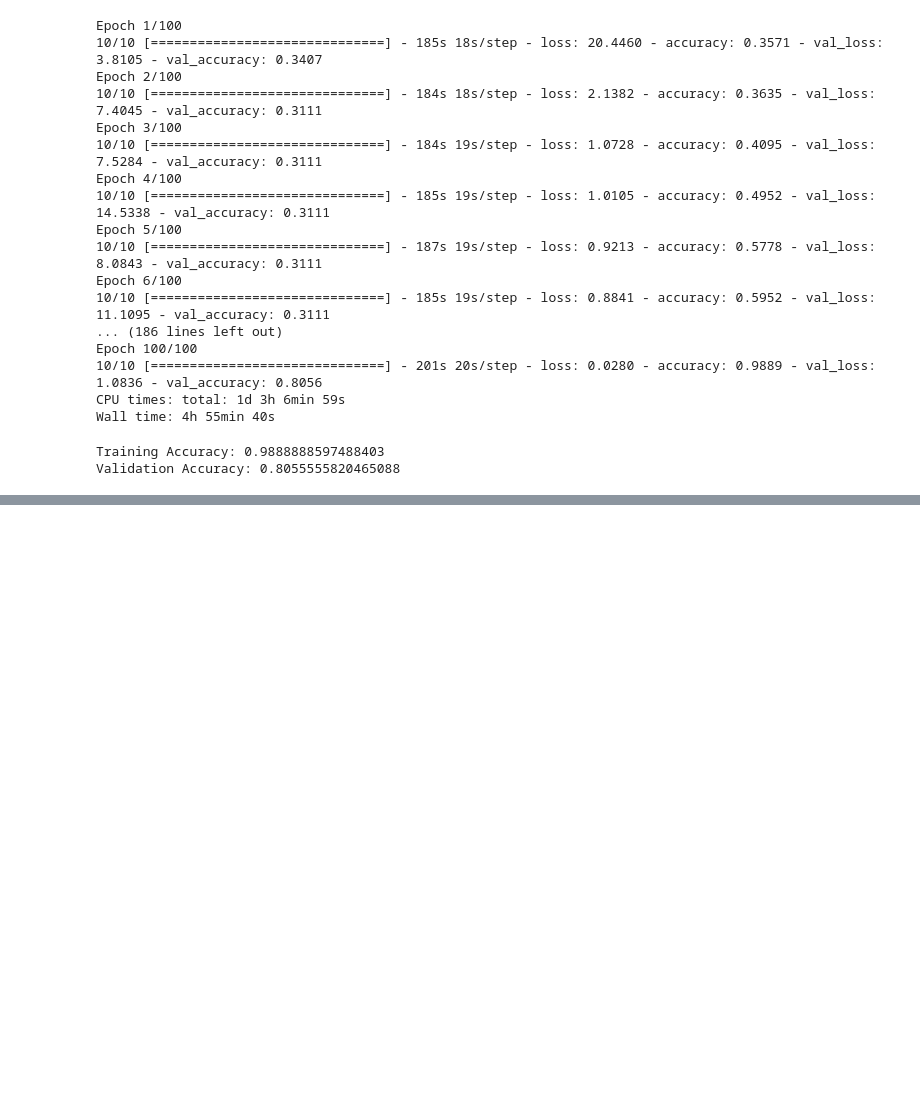
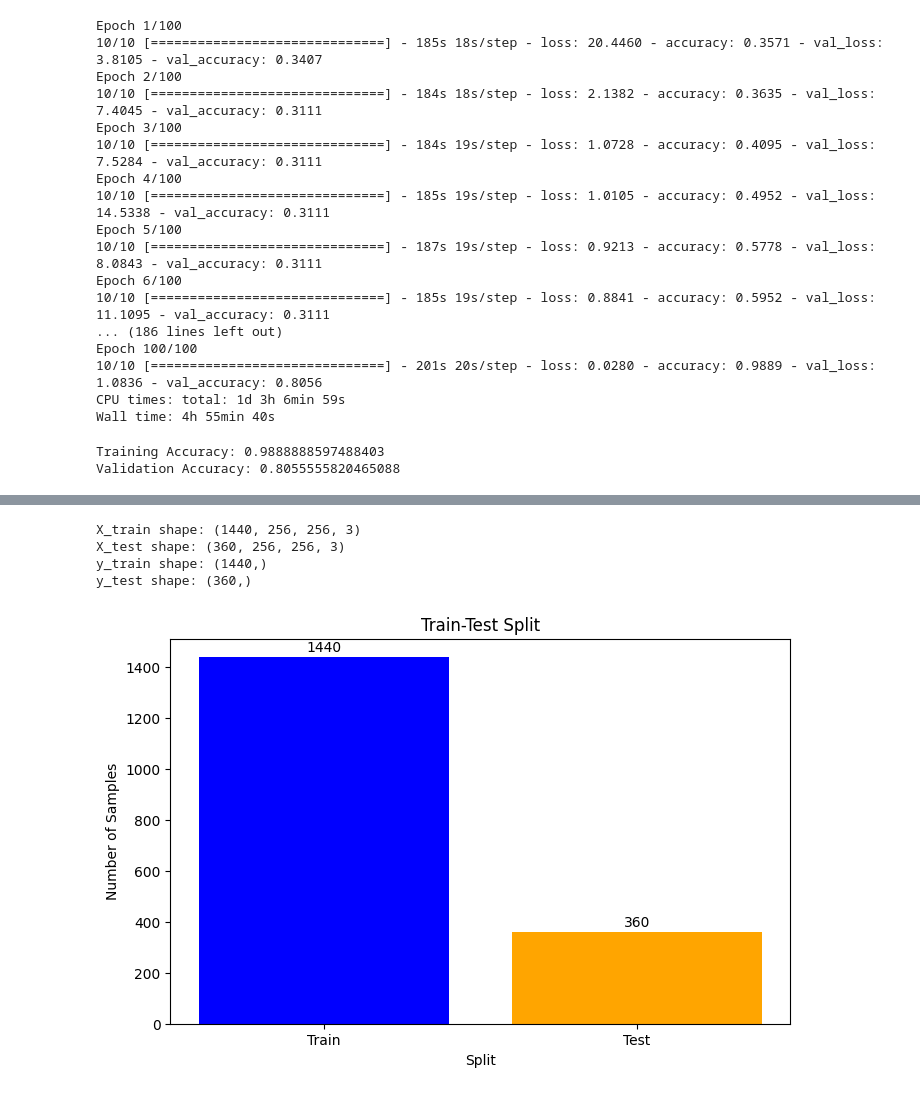
Before and after one commit to NagaSudharshan-K/RiceBioS-CNN, a Jupyter notebook: other_CNN_model_70_30.ipynb, the cells around one changed output, grey strips where cells are left out. Saved outputs shown, nothing was run; the diff lists cells and outputs as text; code cells hidden in the pictures; blank space fills up the shorter version.

```diff
--- a/other_CNN_model_70_30.ipynb
+++ b/other_CNN_model_70_30.ipynb
@@ -225,0 +298,48 @@ X_train, X_test, y_train, y_test = train_test_split(images, labels, test_size=0.
+# %%
+folder_path = 'C:\SUDHARSHAN\miniProject\Dataset'
+X_train, X_test, y_train, y_test = load_images_from_folder(folder_path)
+# %%
+X_train = np.array(X_train)
+X_test = np.array(X_test)
+y_train = np.array(y_train)
+y_test = np.array(y_test)
+
+print("X_train shape:", X_train.shape)
+print("X_test shape:", X_test.shape)
+print("y_train shape:", y_train.shape)
+print("y_test shape:", y_test.shape)
+# %% [output]
+X_train shape: (1440, 256, 256, 3)
+X_test shape: (360, 256, 256, 3)
+y_train shape: (1440,)
+y_test shape: (360,)
+# %%
+train_samples = len(X_train)
+test_samples = len(X_test)
+
+# Labels for the bars
+labels = ['Train', 'Test']
+
+# Heights of the bars
+heights = [train_samples, test_samples]
+
+# Colors for the bars
+colors = ['blue', 'orange']
+
+# Create bar plot
+plt.figure(figsize=(8, 5))
+plt.bar(labels, heights, color=colors)
+
+# Adding labels
+for i, v in enumerate(heights):
+    plt.text(i, v + 10, str(v), ha='center', va='bottom')
+
+# Adding title and labels
+plt.title('Train-Test Split')
+plt.xlabel('Split')
+plt.ylabel('Number of Samples')
+
+# Display the plot
+plt.show()
+# %% [output]
+[figure, added]
```
Also changed, not shown: parts of 13 cells of this notebook.
